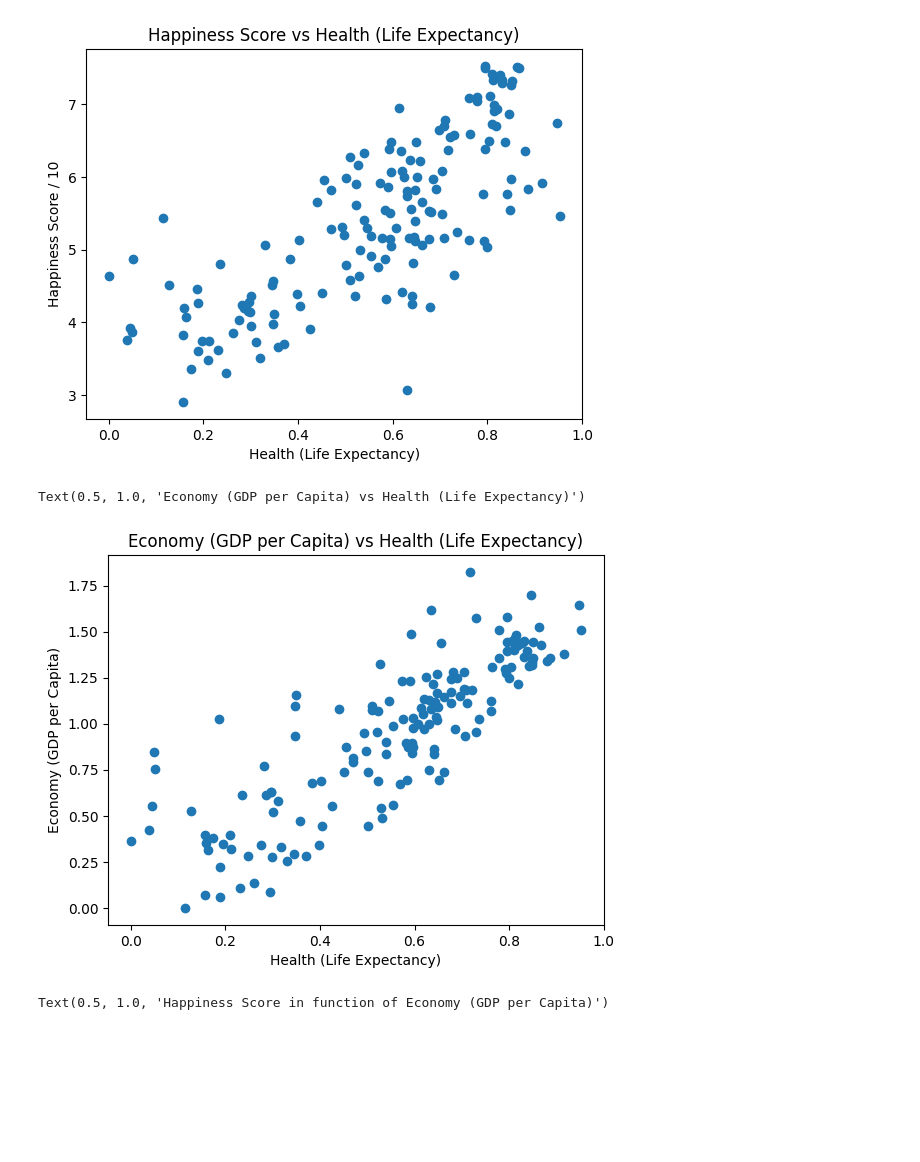
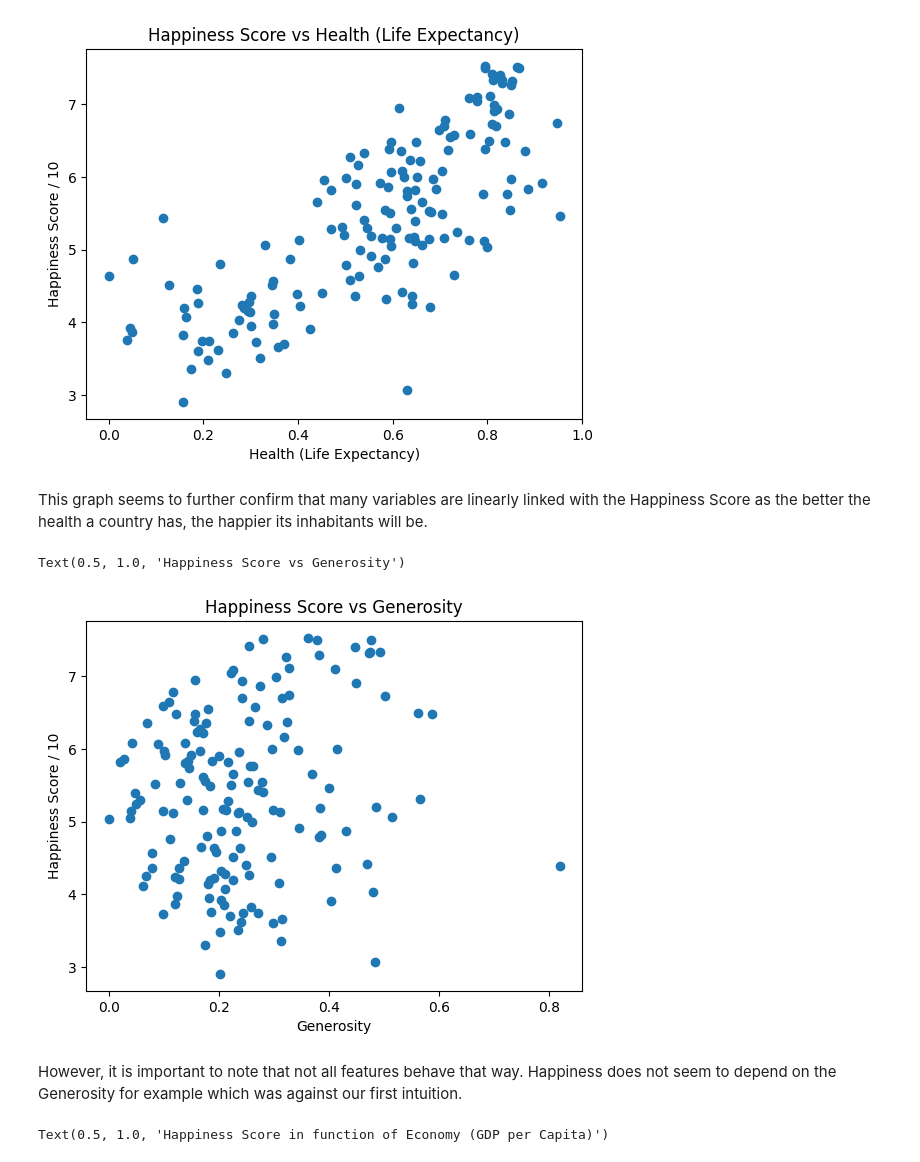
Before and after one commit to Hormone4/World-Happiness-Machine-Learning, a Jupyter notebook: main.ipynb, the cells around one changed output. Saved outputs shown, nothing was run; the diff lists cells and outputs as text; code cells hidden in the pictures; blank space fills up the shorter version.

Commit message:
Report
+ descriptions added in ipynb
+ csv file rename

```diff
--- a/main.ipynb
+++ b/main.ipynb
@@ -61,9 +61,8 @@ from matplotlib import pyplot
 # %% [markdown]
 <h1>Read csv</h1>
 # %%
-D = pd.read_csv("World_Happiness_Report.csv", header=0)
-df = pd.read_csv("World_Happiness_Report.csv", header=0)
-D
+D = pd.read_csv("World_Happiness.csv", header=0)
+D.head(8)
 # %% [output]
 |  | Country | Region | Happiness Rank | Happiness Score | Lower Confidence Interval | Upper Confidence Interval | ... |
 | 0 | Denmark | Western Europe | 1 | 7.526 | 7.460 | 7.592 | ... |
@@ -161,14 +164,18 @@ plt.pyplot.title("Happiness Score vs Health (Life Expectancy)")
 # %% [output]
 Text(0.5, 1.0, 'Happiness Score vs Health (Life Expectancy)')
 [figure]
+# %% [markdown]
+This graph seems to further confirm that many variables are linearly linked with the Happiness Score as the better the health a country has, the happier its inhabitants will be.
 # %%
-plt.pyplot.scatter(D["Health (Life Expectancy)"], D["Economy (GDP per Capita)"])
-plt.pyplot.ylabel("Economy (GDP per Capita)")
-plt.pyplot.xlabel("Health (Life Expectancy)")
-plt.pyplot.title("Economy (GDP per Capita) vs Health (Life Expectancy)")
+plt.pyplot.scatter(D["Generosity"], D["Happiness Score"])
+plt.pyplot.ylabel('Happiness Score / 10')
+plt.pyplot.xlabel("Generosity")
+plt.pyplot.title("Happiness Score vs Generosity")
 # %% [output]
-Text(0.5, 1.0, 'Economy (GDP per Capita) vs Health (Life Expectancy)')
+Text(0.5, 1.0, 'Happiness Score vs Generosity')
-[figure, old version]
+[figure, new version]
+# %% [markdown]
+However, it is important to note that not all features behave that way. Happiness does not seem to depend on the Generosity for example which was against our first intuition.
 # %%
 independant_var = "Economy (GDP per Capita)"
 y = range(0,9)
```
Also changed, not shown: parts of 32 cells of this notebook, 2 other files.
